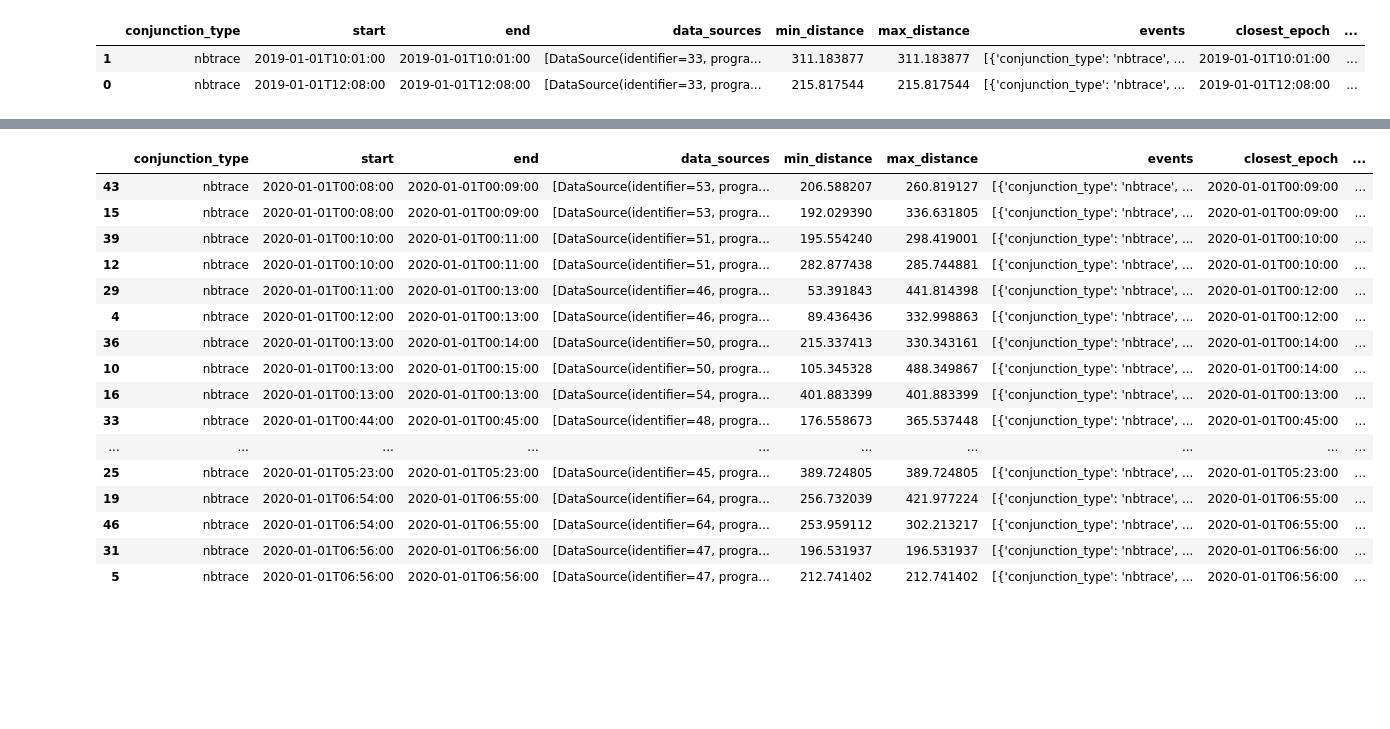
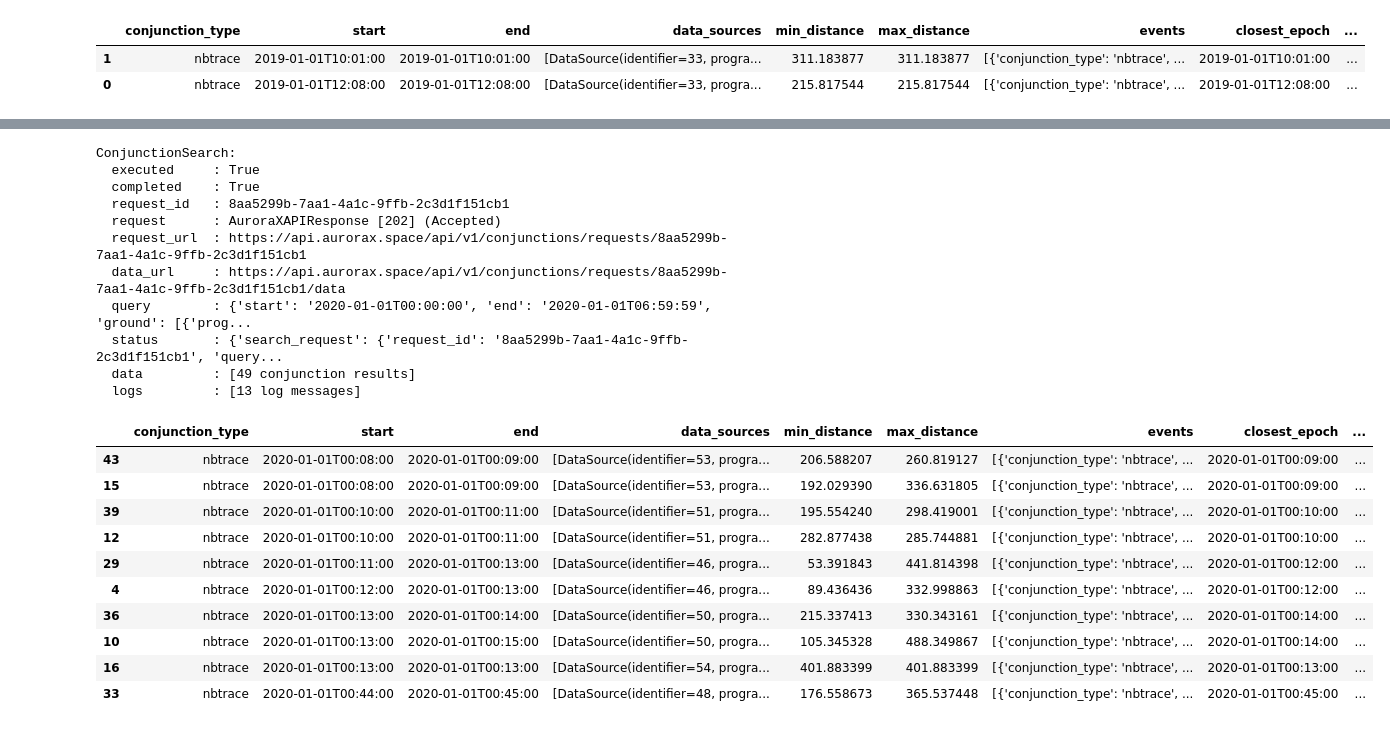
Before and after one commit to aurorax-space/pyaurorax, a Jupyter notebook: examples/notebooks/search/search_conjunctions.ipynb, the cells around one changed output, grey strips where cells are left out. Drawn from its saved outputs; the diff is of its cells as text; code cells hidden in the pictures; blank space fills up the shorter version.

```diff
--- a/examples/notebooks/search/search_conjunctions.ipynb
+++ b/examples/notebooks/search/search_conjunctions.ipynb
@@ -277,26 +340,33 @@ s.update_status()
+# %%
+# now that we know the request is complete, let's retrieve the data
+s.get_data()
+s.pretty_print()
+# %% [output]
+ConjunctionSearch:
+  executed     : True
+  completed    : True
+  request_id   : 8aa5299b-7aa1-4a1c-9ffb-2c3d1f151cb1
+  request      : AuroraXAPIResponse [202] (Accepted)
+  request_url  : https://api.aurorax.space/api/v1/conjunctions/requests/8aa5299b-7aa1-4a1c-9ffb-2c3d1f151cb1
+  data_url     : https://api.aurorax.space/api/v1/conjunctions/requests/8aa5299b-7aa1-4a1c-9ffb-2c3d1f151cb1/data
+  query        : {'start': '2020-01-01T00:00:00', 'end': '2020-01-01T06:59:59', 'ground': [{'prog...
+  status       : {'search_request': {'request_id': '8aa5299b-7aa1-4a1c-9ffb-2c3d1f151cb1', 'query...
+  data         : [49 conjunction results]
+  logs         : [13 log messages]
 # %%
-# get data
-s.get_data()
-
-# show data as pandas dataframe
-data_products = [d.__dict__ for d in s.data]
-df = pd.DataFrame(data_products)
-df.sort_values("start")
+# show the first 10 conjunction results
+conjunctions = [d.__dict__ for d in s.data]
+df = pd.DataFrame(conjunctions)
+df.sort_values("start")[0:10]
 # %% [output]
 |  | conjunction_type | start | end | data_sources | min_distance | max_distance | events | closest_epoch | ... |
 | 43 | nbtrace | 2020-01-01T00:08:00 | 2020-01-01T00:09:00 | [DataSource(identifier=53, progra... | 206.588207 | 260.819127 | [{'conjunction_type': 'nbtrace', ... | 2020-01-01T00:09:00 | ... |
 | 15 | nbtrace | 2020-01-01T00:08:00 | 2020-01-01T00:09:00 | [DataSource(identifier=53, progra... | 192.029390 | 336.631805 | [{'conjunction_type': 'nbtrace', ... | 2020-01-01T00:09:00 | ... |
 | 39 | nbtrace | 2020-01-01T00:10:00 | 2020-01-01T00:11:00 | [DataSource(identifier=51, progra... | 195.554240 | 298.419001 | [{'conjunction_type': 'nbtrace', ... | 2020-01-01T00:10:00 | ... |
 | 12 | nbtrace | 2020-01-01T00:10:00 | 2020-01-01T00:11:00 | [DataSource(identifier=51, progra... | 282.877438 | 285.744881 | [{'conjunction_type': 'nbtrace', ... | 2020-01-01T00:10:00 | ... |
 | 29 | nbtrace | 2020-01-01T00:11:00 | 2020-01-01T00:13:00 | [DataSource(identifier=46, progra... | 53.391843 | 441.814398 | [{'conjunction_type': 'nbtrace', ... | 2020-01-01T00:12:00 | ... |
 | 4 | nbtrace | 2020-01-01T00:12:00 | 2020-01-01T00:13:00 | [DataSource(identifier=46, progra... | 89.436436 | 332.998863 | [{'conjunction_type': 'nbtrace', ... | 2020-01-01T00:12:00 | ... |
 | 36 | nbtrace | 2020-01-01T00:13:00 | 2020-01-01T00:14:00 | [DataSource(identifier=50, progra... | 215.337413 | 330.343161 | [{'conjunction_type': 'nbtrace', ... | 2020-01-01T00:14:00 | ... |
 | 10 | nbtrace | 2020-01-01T00:13:00 | 2020-01-01T00:15:00 | [DataSource(identifier=50, progra... | 105.345328 | 488.349867 | [{'conjunction_type': 'nbtrace', ... | 2020-01-01T00:14:00 | ... |
 | 16 | nbtrace | 2020-01-01T00:13:00 | 2020-01-01T00:13:00 | [DataSource(identifier=54, progra... | 401.883399 | 401.883399 | [{'conjunction_type': 'nbtrace', ... | 2020-01-01T00:13:00 | ... |
 | 33 | nbtrace | 2020-01-01T00:44:00 | 2020-01-01T00:45:00 | [DataSource(identifier=48, progra... | 176.558673 | 365.537448 | [{'conjunction_type': 'nbtrace', ... | 2020-01-01T00:45:00 | ... |
-| ... | ... | ... | ... | ... | ... | ... | ... | ... | ... |
-| 25 | nbtrace | 2020-01-01T05:23:00 | 2020-01-01T05:23:00 | [DataSource(identifier=45, progra... | 389.724805 | 389.724805 | [{'conjunction_type': 'nbtrace', ... | 2020-01-01T05:23:00 | ... |
-| 19 | nbtrace | 2020-01-01T06:54:00 | 2020-01-01T06:55:00 | [DataSource(identifier=64, progra... | 256.732039 | 421.977224 | [{'conjunction_type': 'nbtrace', ... | 2020-01-01T06:55:00 | ... |
-| 46 | nbtrace | 2020-01-01T06:54:00 | 2020-01-01T06:55:00 | [DataSource(identifier=64, progra... | 253.959112 | 302.213217 | [{'conjunction_type': 'nbtrace', ... | 2020-01-01T06:55:00 | ... |
-| 31 | nbtrace | 2020-01-01T06:56:00 | 2020-01-01T06:56:00 | [DataSource(identifier=47, progra... | 196.531937 | 196.531937 | [{'conjunction_type': 'nbtrace', ... | 2020-01-01T06:56:00 | ... |
-| 5 | nbtrace | 2020-01-01T06:56:00 | 2020-01-01T06:56:00 | [DataSource(identifier=47, progra... | 212.741402 | 212.741402 | [{'conjunction_type': 'nbtrace', ... | 2020-01-01T06:56:00 | ... |
```
Also changed, not shown: parts of 29 cells of this notebook, 6 other files.
